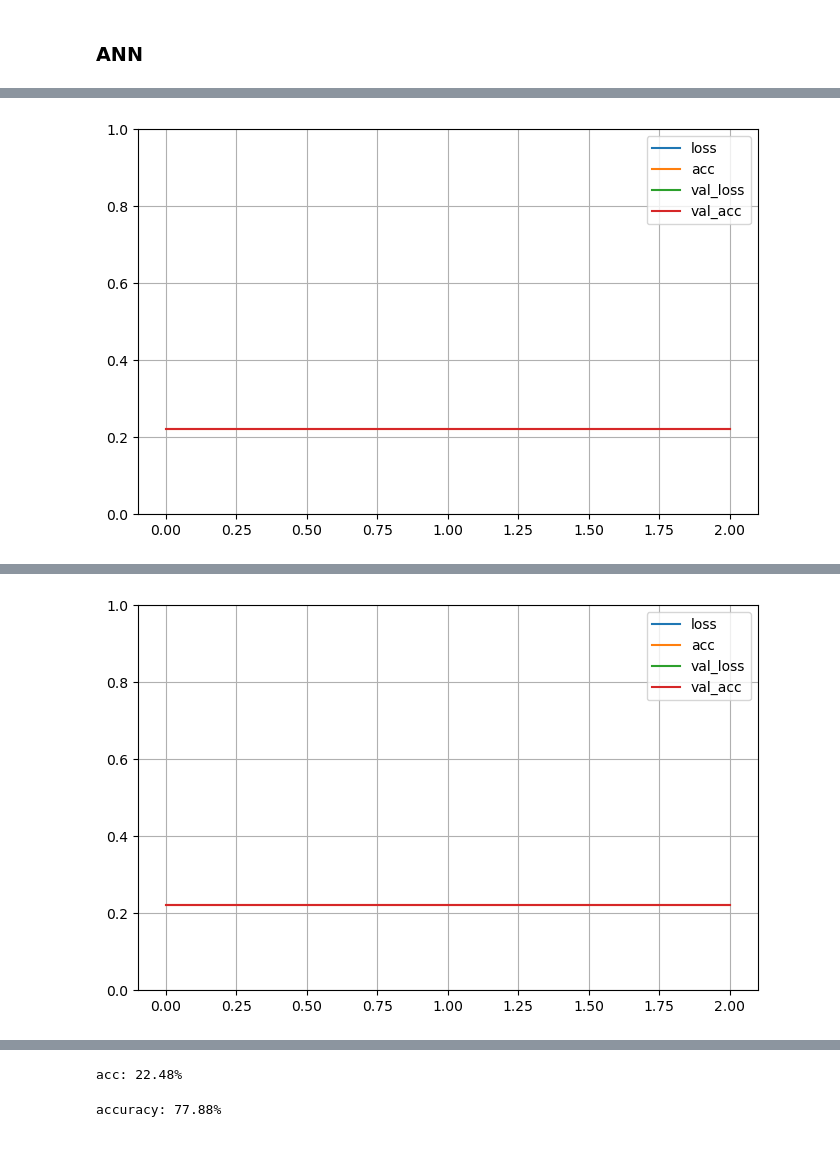
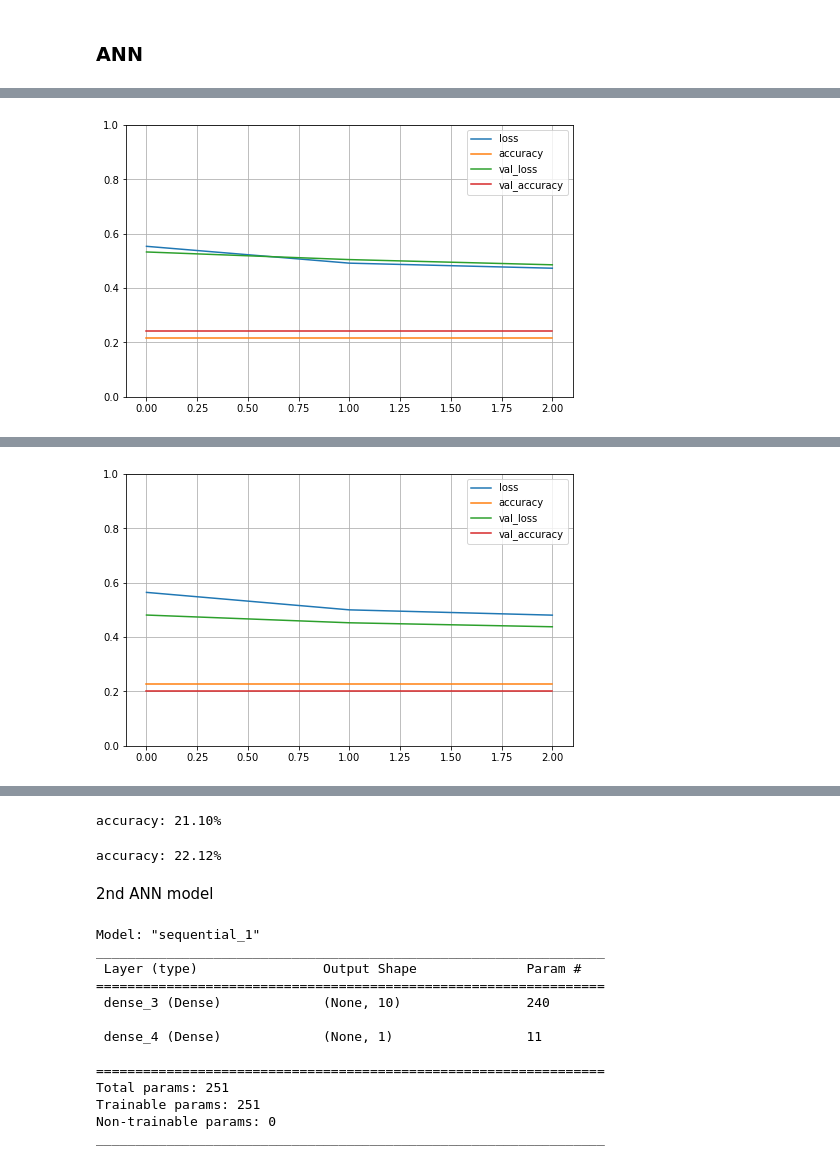
Before and after one commit to yizhengliu/MLCoursework, a Jupyter notebook: Coursework1_cat_so_far.ipynb, the cells around one changed output, grey strips where cells are left out. Saved outputs shown, nothing was run; the diff lists cells and outputs as text; code cells hidden in the pictures.

```diff
--- a/Coursework1_cat_so_far.ipynb
+++ b/Coursework1_cat_so_far.ipynb
@@ -237,11 +237,11 @@ kf = KFold(n_splits=5)
 k=1
 bestScore = 0
 bestModel = None
-for train_index, test_index in kf.split(Xs_train, Ys_train):
+for train_index, test_index in kf.split(Xs):
     print("fold",k)
 
-    X_train, X_test = np.array(Xs_train)[train_index], np.array(Xs_train)[test_index]
-    y_train, y_test = np.array(Ys_train)[train_index], np.array(Ys_train)[test_index]
+    X_train, X_test = np.array(Xs)[train_index], np.array(Xs)[test_index]
+    y_train, y_test = np.array(y)[train_index], np.array(y)[test_index]
 
     # training and validation
     dt.fit(X_train, y_train)
@@ -331,11 +331,11 @@ kf = KFold(n_splits=5)
 k=1
 bestScore = 0
 bestModel = None
-for train_index, test_index in kf.split(Xs_train):
+for train_index, test_index in kf.split(Xs):
     print("fold",k)
 
-    X_train, X_test = np.array(Xs_train)[train_index], np.array(Xs_train)[test_index]
-    y_train, y_test = np.array(Ys_train)[train_index], np.array(Ys_train)[test_index]
+    X_train, X_test = np.array(Xs)[train_index], np.array(Xs)[test_index]
+    y_train, y_test = np.array(y)[train_index], np.array(y)[test_index]
 
     # training and validation
     svm.fit(np.array(X_train), np.array(y_train))
@@ -382,11 +382,11 @@ kf = KFold(n_splits=5)
 k=1
 bestScore = 0
 bestModel = None
-for train_index, test_index in kf.split(Xs_train):
+for train_index, test_index in kf.split(Xs):
     print("fold",k)
 
-    X_train, X_test = np.array(Xs_train)[train_index], np.array(Xs_train)[test_index]
-    y_train, y_test = np.array(Ys_train)[train_index], np.array(Ys_train)[test_index]
+    X_train, X_test = np.array(Xs)[train_index], np.array(Xs)[test_index]
+    y_train, y_test = np.array(y)[train_index], np.array(y)[test_index]
 
     # training and validation
     lr.fit(np.array(X_train), np.array(y_train))
@@ -425,6 +425,6 @@ from tensorflow import keras
 ann=keras.models.Sequential()
 ann.add(keras.layers.Dense(10, input_dim=23,activation="relu"))
 ann.add(keras.layers.Dense(3,activation="tanh"))
-ann.add(keras.layers.Dense(1,activation='softmax'))
+ann.add(keras.layers.Dense(1,activation='relu'))
 ann.summary()
 # %% [output]
@@ -470,13 +470,13 @@ kf = KFold(n_splits=5)
 k=1
 bestScore = 0
 bestModel = None
-for train_index, test_index in kf.split(Xs_train):
+for train_index, test_index in kf.split(Xs):
     print("fold",k)
 # initialise the weight for each fold
     ann.load_weights('model.h5')
 # Split the data
-    X_train, X_test = np.array(Xs_train)[train_index], np.array(Xs_train)[test_index]
-    y_train, y_test = np.array(Ys_train)[train_index], np.array(Ys_train)[test_index]
+    X_train, X_test = np.array(Xs)[train_index], np.array(Xs)[test_index]
+    y_train, y_test = np.array(y)[train_index], np.array(y)[test_index]
 
     # training and validation
     history = ann.fit(np.array(X_train), np.array(y_train), epochs=3,
@@ -525 +522 @@ Epoch 3/3
-[figure, old version]
+[figure, new version]
@@ -535 +531 @@ Epoch 3/3
-[figure, old version]
+[figure, new version]
@@ -546,6 +541,27 @@ Epoch 3/3
-acc: 22.48%
+accuracy: 21.10%
 # %%
 scores = bestModel.evaluate(np.array(Xs_test), np.array(Ys_test), verbose=0)
 print("%s: %.2f%%" % (ann.metrics_names[1], scores[1]*100))
 # %% [output]
-accuracy: 77.88%
+accuracy: 22.12%
+# %% [markdown]
+2nd ANN model
+# %%
+ann=keras.models.Sequential()
+ann.add(keras.layers.Dense(10, input_dim=23,activation="relu"))
+ann.add(keras.layers.Dense(1,activation='relu'))
+ann.summary()
+# %% [output]
+Model: "sequential_1"
+_________________________________________________________________
+ Layer (type)                Output Shape              Param #
+=================================================================
+ dense_3 (Dense)             (None, 10)                240
+
+ dense_4 (Dense)             (None, 1)                 11
+
+=================================================================
+Total params: 251
+Trainable params: 251
+Non-trainable params: 0
+_________________________________________________________________
```
Also changed, not shown: parts of 23 cells of this notebook, 1 other file.
